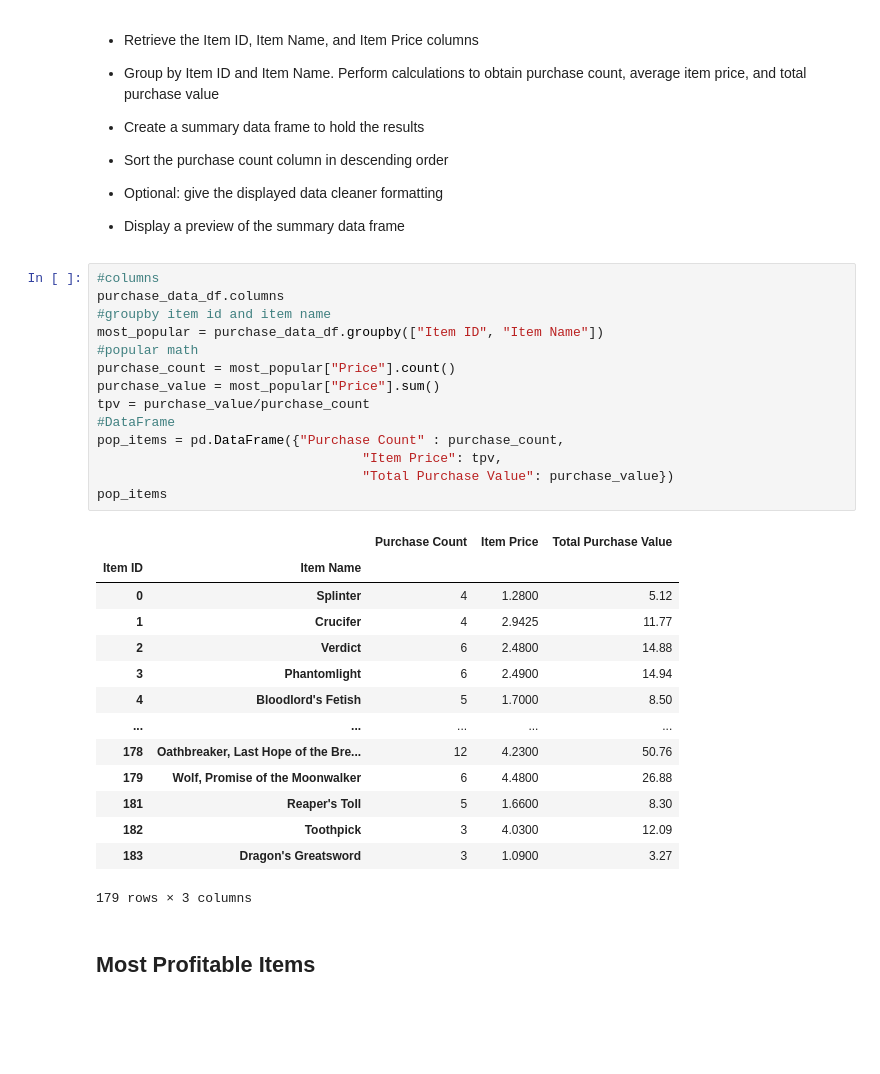
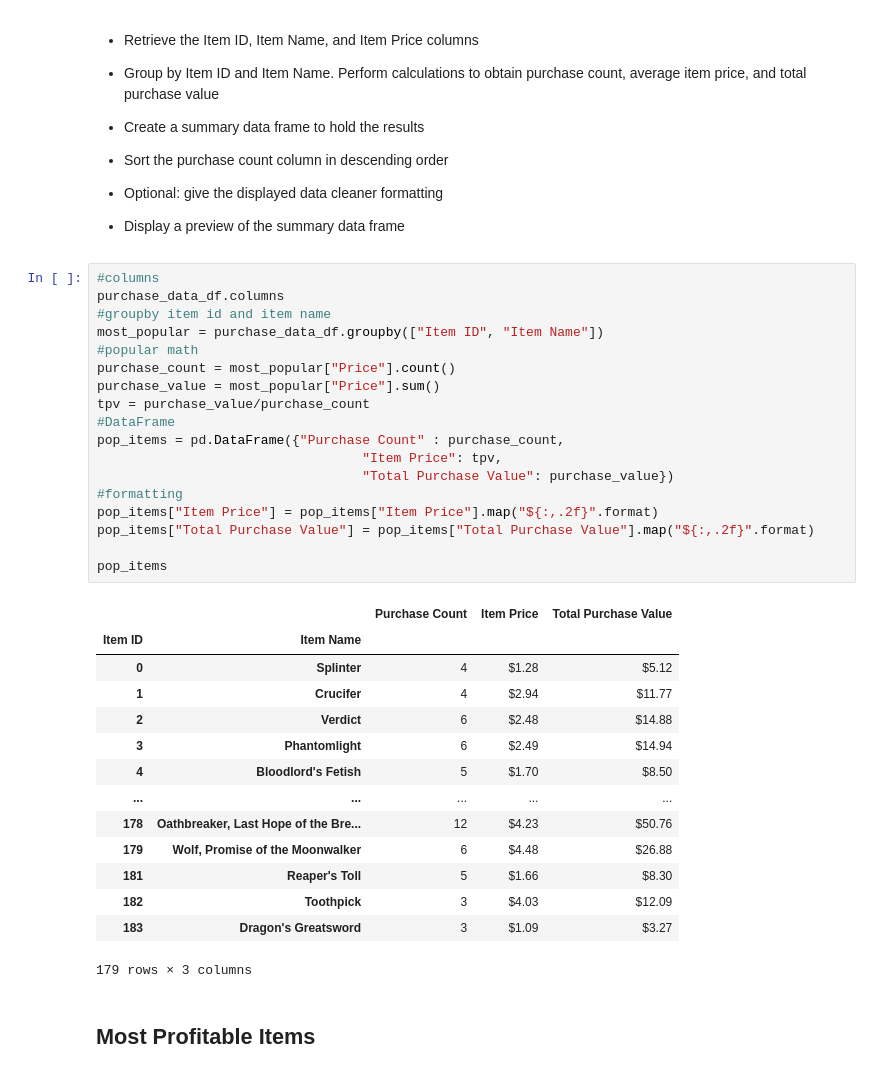
Before and after one commit to CChaussee/Pandas_Challenge, a Jupyter notebook: HeroesOfPymoli/Resources/HeroesOfPymoli_mycode.ipynb, the cells around one changed output. Drawn from its saved outputs; the diff is of its cells as text; blank space fills up the shorter version.

Commit message:
formatting

```diff
--- a/HeroesOfPymoli/Resources/HeroesOfPymoli_mycode.ipynb
+++ b/HeroesOfPymoli/Resources/HeroesOfPymoli_mycode.ipynb
@@ -280,31 +280,35 @@ big_spend_sum.head(5)
 # %%
 #columns
 purchase_data_df.columns
 #groupby item id and item name
 most_popular = purchase_data_df.groupby(["Item ID", "Item Name"])
 #popular math
 purchase_count = most_popular["Price"].count()
 purchase_value = most_popular["Price"].sum()
 tpv = purchase_value/purchase_count
 #DataFrame
 pop_items = pd.DataFrame({"Purchase Count" : purchase_count,
                                   "Item Price": tpv,
                                   "Total Purchase Value": purchase_value})
+#formatting
+pop_items["Item Price"] = pop_items["Item Price"].map("${:,.2f}".format)
+pop_items["Total Purchase Value"] = pop_items["Total Purchase Value"].map("${:,.2f}".format)
+
 pop_items
 # %% [output]
 |  |  | Purchase Count | Item Price | Total Purchase Value |
 | Item ID | Item Name |  |  |  |
-| 0 | Splinter | 4 | 1.2800 | 5.12 |
-| 1 | Crucifer | 4 | 2.9425 | 11.77 |
-| 2 | Verdict | 6 | 2.4800 | 14.88 |
-| 3 | Phantomlight | 6 | 2.4900 | 14.94 |
-| 4 | Bloodlord's Fetish | 5 | 1.7000 | 8.50 |
+| 0 | Splinter | 4 | $1.28 | $5.12 |
+| 1 | Crucifer | 4 | $2.94 | $11.77 |
+| 2 | Verdict | 6 | $2.48 | $14.88 |
+| 3 | Phantomlight | 6 | $2.49 | $14.94 |
+| 4 | Bloodlord's Fetish | 5 | $1.70 | $8.50 |
 | ... | ... | ... | ... | ... |
-| 178 | Oathbreaker, Last Hope of the Bre... | 12 | 4.2300 | 50.76 |
-| 179 | Wolf, Promise of the Moonwalker | 6 | 4.4800 | 26.88 |
-| 181 | Reaper's Toll | 5 | 1.6600 | 8.30 |
-| 182 | Toothpick | 3 | 4.0300 | 12.09 |
-| 183 | Dragon's Greatsword | 3 | 1.0900 | 3.27 |
+| 178 | Oathbreaker, Last Hope of the Bre... | 12 | $4.23 | $50.76 |
+| 179 | Wolf, Promise of the Moonwalker | 6 | $4.48 | $26.88 |
+| 181 | Reaper's Toll | 5 | $1.66 | $8.30 |
+| 182 | Toothpick | 3 | $4.03 | $12.09 |
+| 183 | Dragon's Greatsword | 3 | $1.09 | $3.27 |
 179 rows × 3 columns
 # %% [markdown]
 ## Most Profitable Items
```
